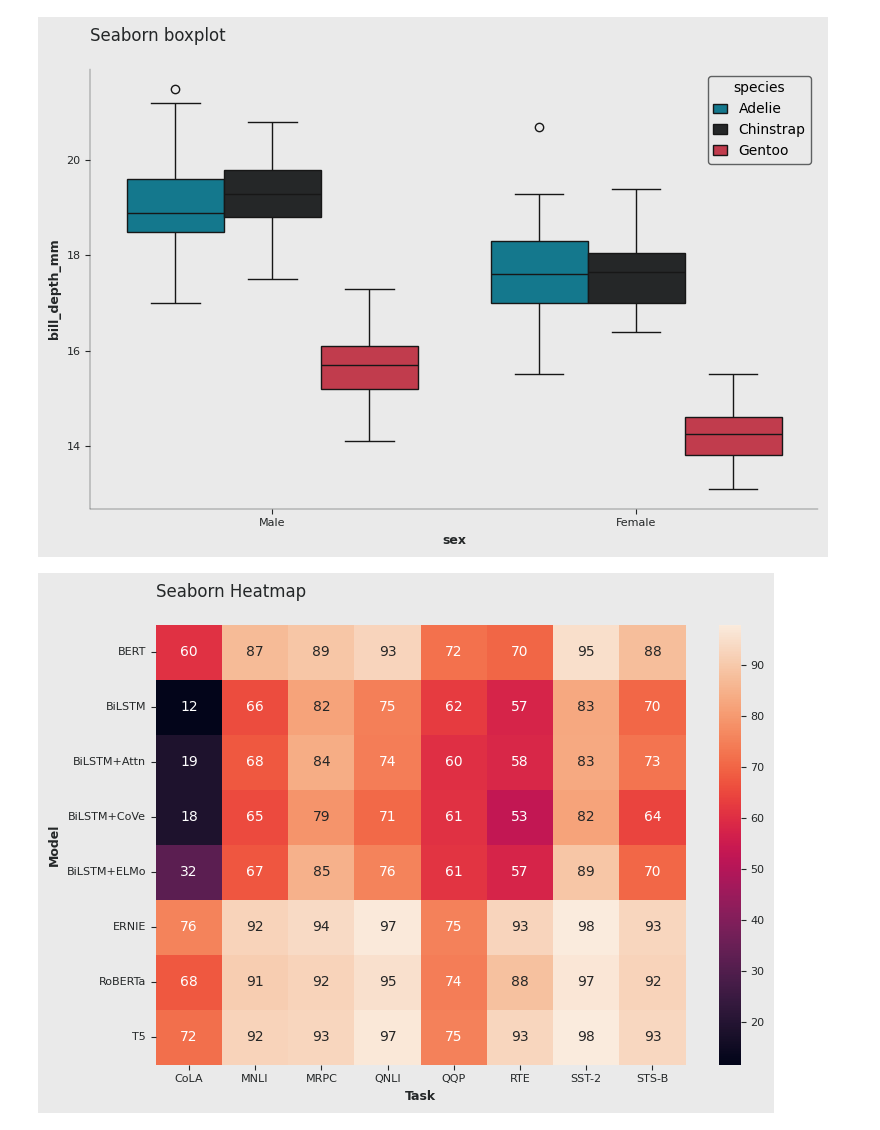
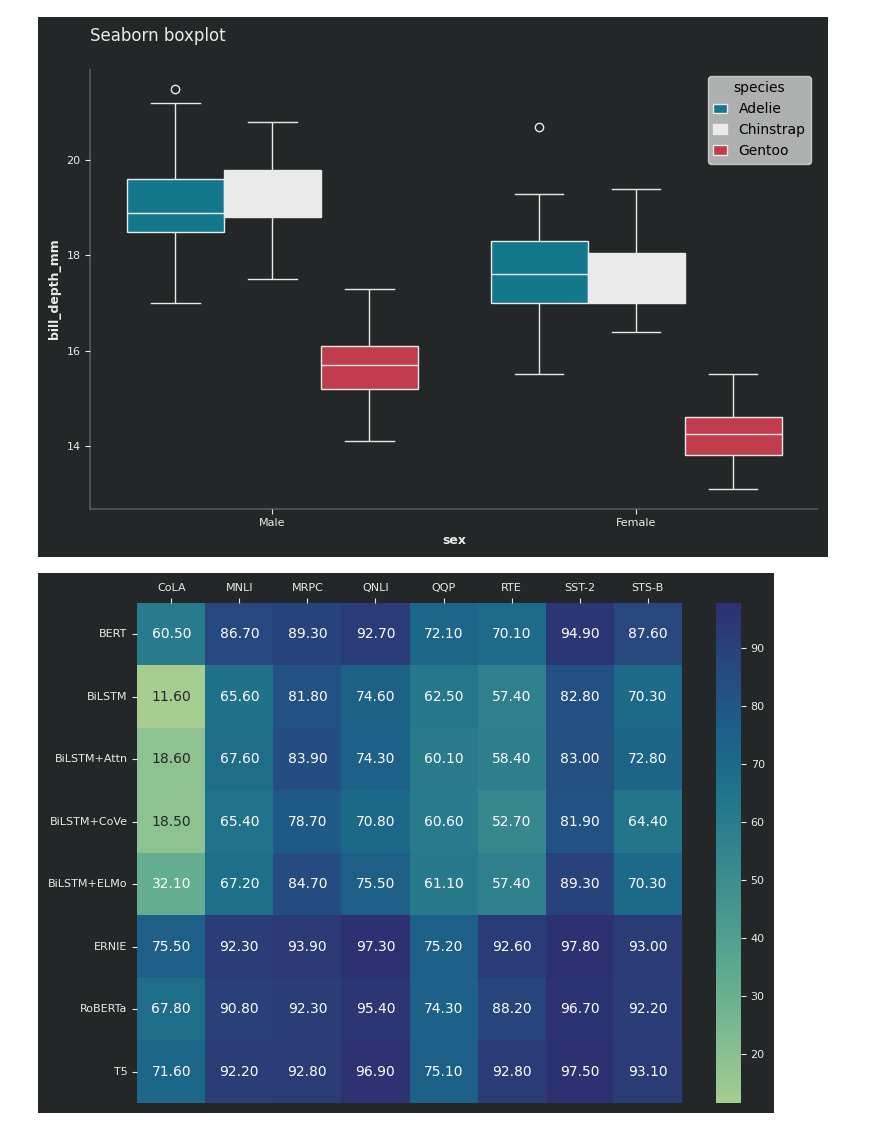
Before and after one commit to carminemnc/utils, a Jupyter notebook: style.ipynb, the cells around one changed output. Saved outputs shown, nothing was run; the diff lists cells and outputs as text; code cells hidden in the pictures.

```diff
--- a/style.ipynb
+++ b/style.ipynb
@@ -4,13 +4,14 @@ import numpy as np
 import mplcyberpunk
 import pandas as pd
 import seaborn as sns
-plt.style.use('light-theme.mplstyle')
+plt.style.use('dark-theme.mplstyle')
 penguins = sns.load_dataset("penguins")
 
 x = np.arange(10)
 
 for i in range(10):
     plt.plot(x,i*x)
+mplcyberpunk.make_lines_glow() # glow effect
 plt.title('Linesplot')
 plt.show()
 # %% [output]
@@ -70,13 +72,15 @@ plt.show()
 # %%
-sns.boxplot(data=penguins,x='sex',y='bill_depth_mm',hue='species')
+sns.boxplot(data=penguins,x='sex',y='bill_depth_mm',hue='species',linecolor='#eaeaea')
 plt.title('Seaborn boxplot')
 plt.show()
 # %% [output]
-[figure, old version]
+[figure, new version]
 # %%
+# heatmap
 glue = sns.load_dataset("glue").pivot(index="Model", columns="Task", values="Score")
-sns.heatmap(glue,annot=True)
-plt.title('Seaborn Heatmap')
+ax = sns.heatmap(glue,annot=True,fmt='.2f',cmap='crest')
+ax.xaxis.tick_top()
+ax.set(ylabel='',xlabel='')
 plt.show()
 # %% [output]
-[figure, old version]
+[figure, new version]
```
Also changed, not shown: parts of 7 cells of this notebook.
